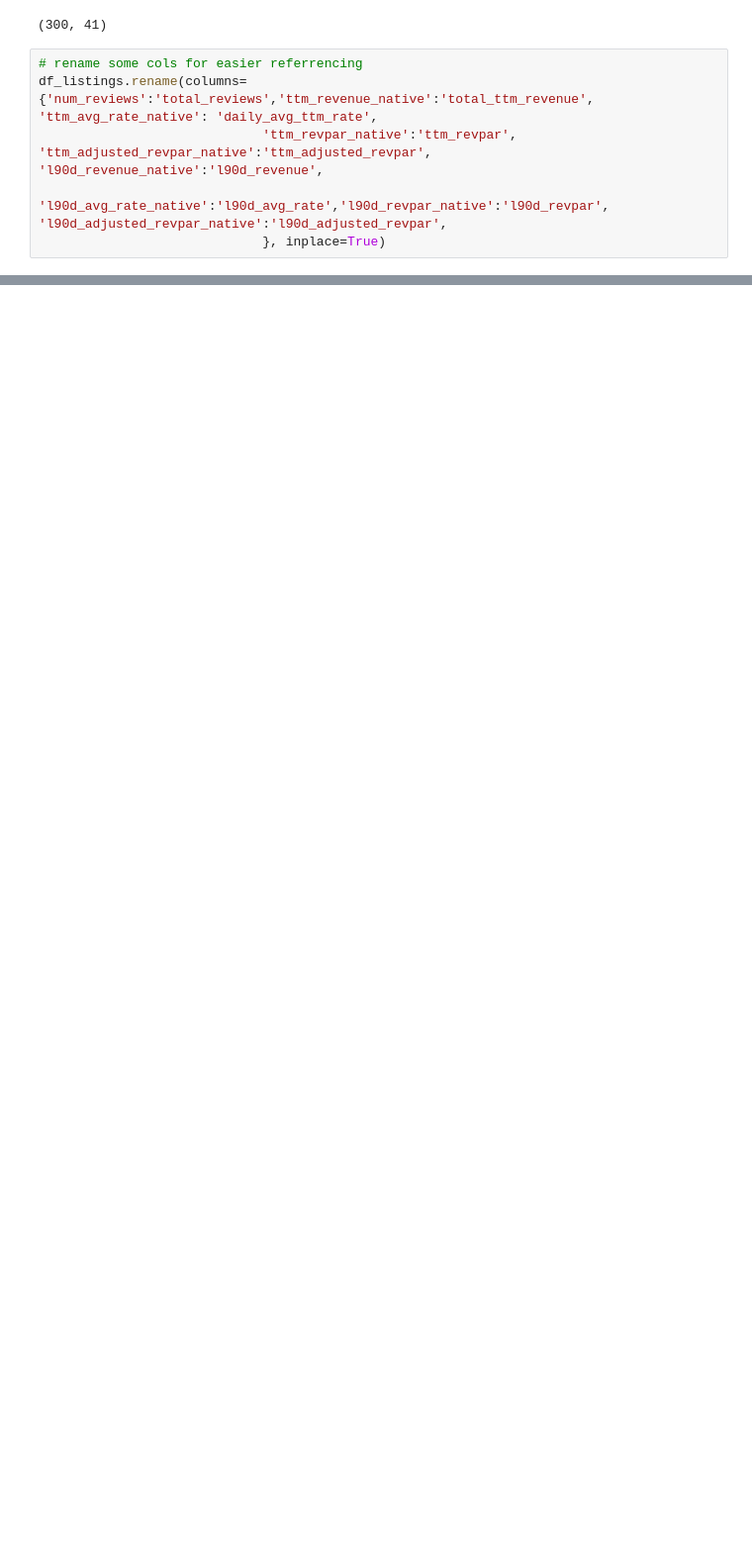
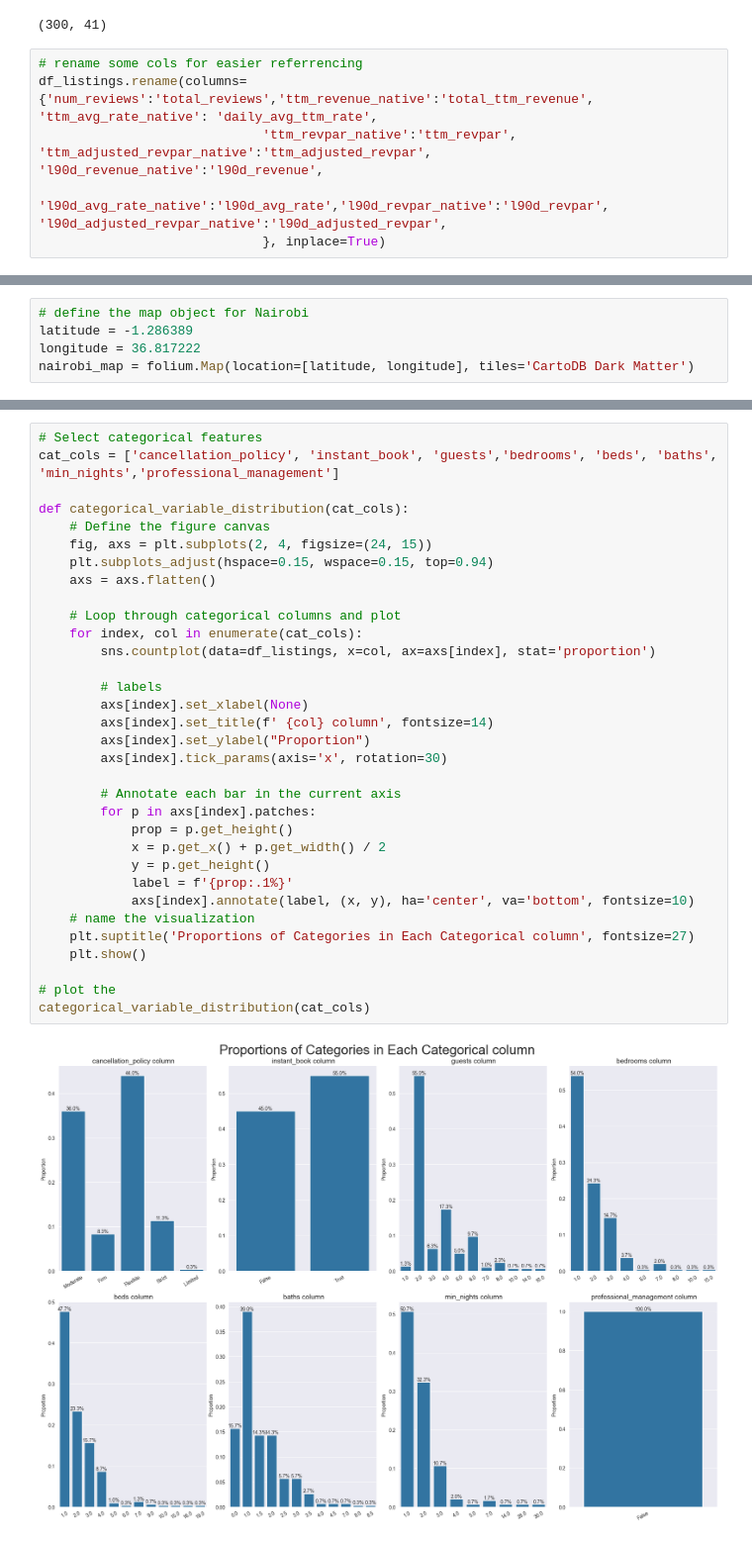
Before and after one commit to Morris-mk/Nairobi_AirbnbMarket_Overview_and-_InvestmentAnalysis, a Jupyter notebook: Airbnb_analysis.ipynb, the cells around one changed output, grey strips where cells are left out. Shown at 99% size. Drawn from its saved outputs; the diff is of its cells as text; blank space fills up the shorter version.

```diff
--- a/Airbnb_analysis.ipynb
+++ b/Airbnb_analysis.ipynb
@@ -549,0 +339,5 @@ df_calendar.iloc[:, 1:].describe().T
+# %%
+# define the map object for Nairobi
+latitude = -1.286389
+longitude = 36.817222
+nairobi_map = folium.Map(location=[latitude, longitude], tiles='CartoDB Dark Matter')
@@ -549,0 +411,35 @@ df_calendar.iloc[:, 1:].describe().T
+# %%
+# Select categorical features
+cat_cols = ['cancellation_policy', 'instant_book', 'guests','bedrooms', 'beds', 'baths', 'min_nights','professional_management']
+
+def categorical_variable_distribution(cat_cols):
+    # Define the figure canvas
+    fig, axs = plt.subplots(2, 4, figsize=(24, 15))
+    plt.subplots_adjust(hspace=0.15, wspace=0.15, top=0.94)
+    axs = axs.flatten()
+
+    # Loop through categorical columns and plot
+    for index, col in enumerate(cat_cols):
+        sns.countplot(data=df_listings, x=col, ax=axs[index], stat='proportion')
+
+        # labels
+        axs[index].set_xlabel(None)
+        axs[index].set_title(f' {col} column', fontsize=14)
+        axs[index].set_ylabel("Proportion")
+        axs[index].tick_params(axis='x', rotation=30)
+
+        # Annotate each bar in the current axis
+        for p in axs[index].patches:
+            prop = p.get_height()
+            x = p.get_x() + p.get_width() / 2
+            y = p.get_height()
+            label = f'{prop:.1%}'
+            axs[index].annotate(label, (x, y), ha='center', va='bottom', fontsize=10)
+    # name the visualization
+    plt.suptitle('Proportions of Categories in Each Categorical column', fontsize=27)
+    plt.show()
+
+# plot the
+categorical_variable_distribution(cat_cols)
+# %% [output]
+[figure, added]
```
Also changed, not shown: parts of 104 cells of this notebook, 2 other files.
